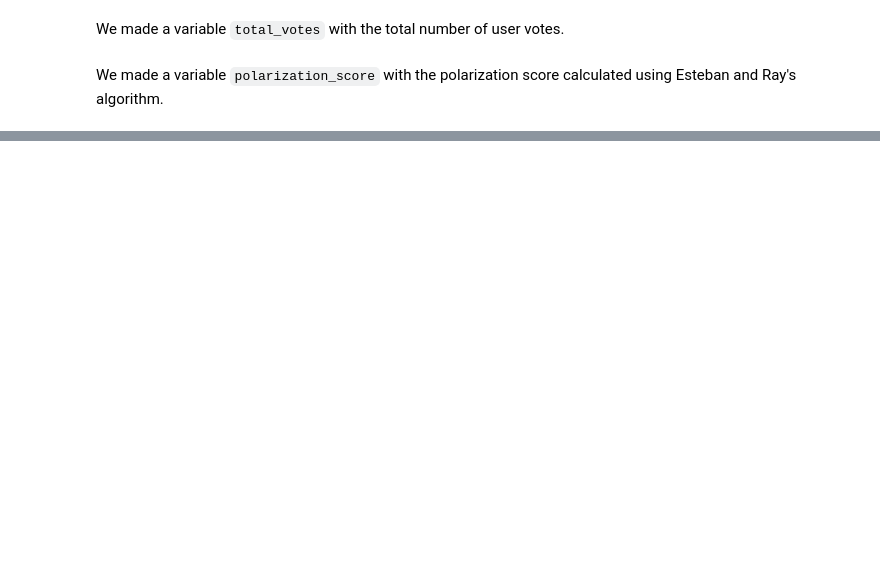
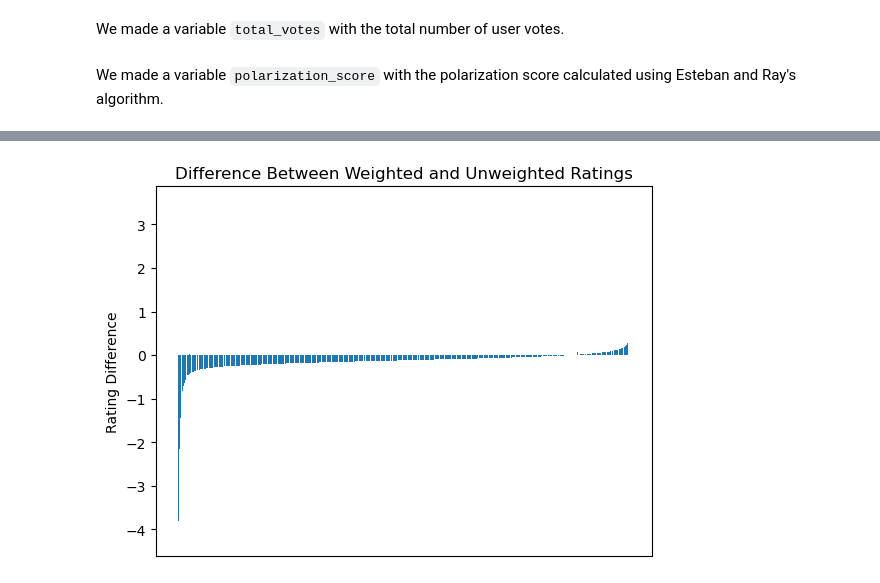
Before and after one commit to kaijchang/cmpu250-project-group-1, a Jupyter notebook: eda/eda.ipynb, the cells around one changed output, grey strips where cells are left out. Saved outputs shown, nothing was run; the diff lists cells and outputs as text; code cells hidden in the pictures; blank space fills up the shorter version.

```diff
--- a/eda/eda.ipynb
+++ b/eda/eda.ipynb
@@ -86,0 +86,11 @@ movies = movies.sort_values('polarization_score', ascending=False)
+# %%
+movies['rating_diff'] = movies['weighted_rating'] - movies['unweighted_rating']
+sorted_movies = movies.sort_values('rating_diff', ascending=True)
+
+plt.bar(sorted_movies['title'], sorted_movies['rating_diff'])
+plt.tick_params(axis='x', which='both', bottom=False, top=False, labelbottom=False)
+plt.ylabel('Rating Difference')
+plt.title('Difference Between Weighted and Unweighted Ratings')
+plt.show()
+# %% [output]
+[figure, added]
```
Also changed, not shown: parts of 11 cells of this notebook, 2 other files.
